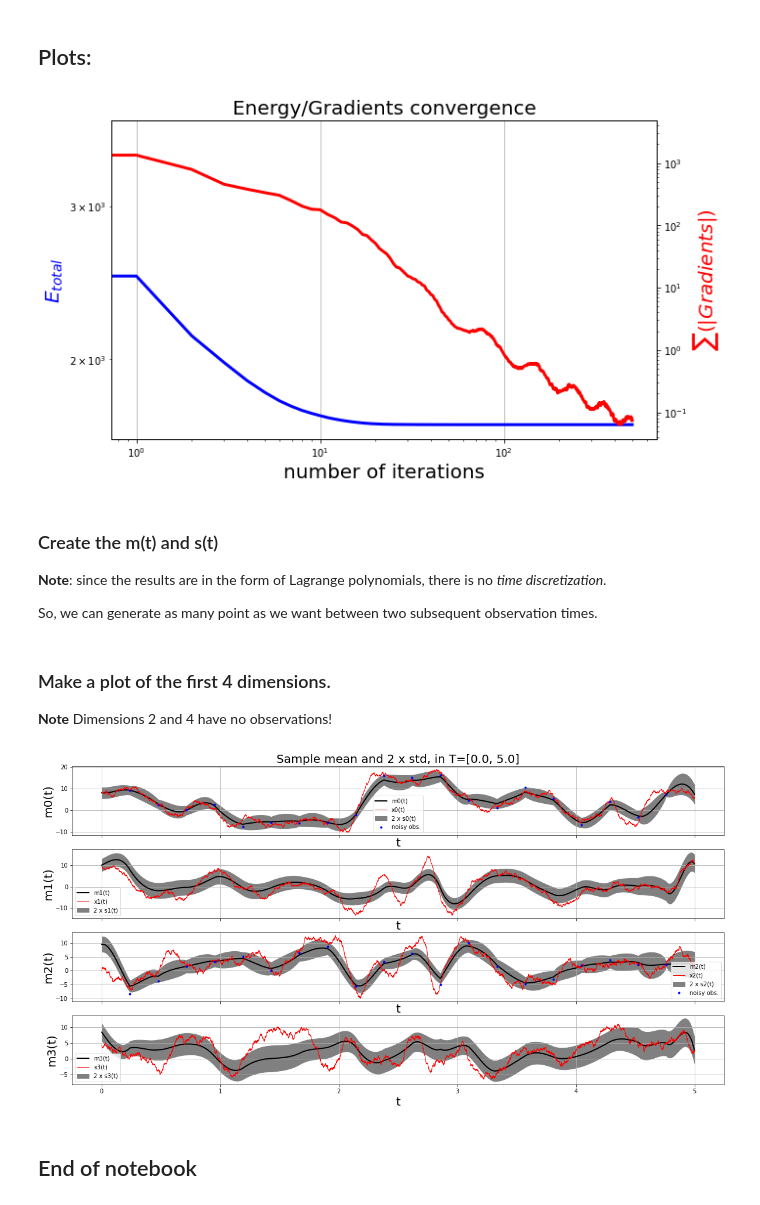
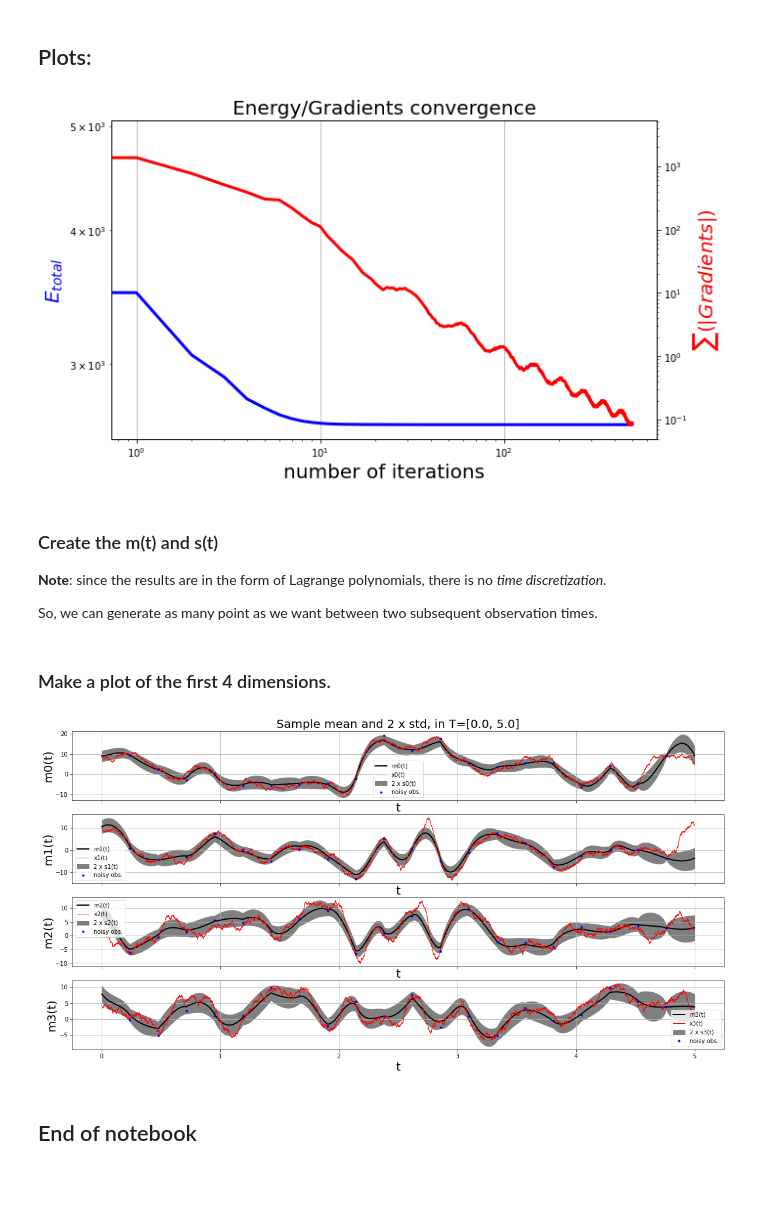
Before and after one commit to vrettasm/MeanFieldVarGP, a Jupyter notebook: examples/example_L96.ipynb, the cells around one changed output. Cells and saved outputs as stored; diff of their text form; code cells hidden in the pictures.

```diff
--- a/examples/example_L96.ipynb
+++ b/examples/example_L96.ipynb
@@ -48,12 +48,8 @@ L96.make_trajectory(t0, tf, dt)
 # Observation density.
 nobs_per_time_unit = 4
 
-# Here we can define sparse observation (in space dimensions)!
-# We "observe" every other dimension (50% of the true states).
-h_mask = [True if np.mod(i, 2)==0 else False for i in range(D)]
-
 # Collect the (noise free) observations.
-obs_idk, obs_val = L96.collect_obs(nobs_per_time_unit, h_mask)
+obs_idk, obs_val = L96.collect_obs(nobs_per_time_unit)
 
 # Number of observations.
 num_M, dim_o = obs_val.shape
@@ -114,25 +110,8 @@ j = 0
 # Create the initial sample path (t=0) using
 # cubic B-splines at the noisy observations.
 for i in range(D):
-
-    # If we have an observation at the i-th
-    # dimension we use it to interpolate cubic splines.
-    if h_mask[i]:
-
-        B_spline_cubic = splrep(spl_timex, spl_value[:, j], k=3)
-
-        yy = splev(L96.tk, B_spline_cubic)
-
-        j += 1
-    else:
-
-        # If not, we use a smoother.
-        yy = savgol_filter(L96.sample_path[:, i], 51, 3)
-    # _end_if_
-
-    # Append the initialization for dimension 'i'.
-    x0.append(yy)
-
+    B_spline_cubic = splrep(spl_timex, spl_value[:, i], k=3)
+    x0.append(splev(L96.tk, B_spline_cubic))
 # _end_for_
 
 # Convert to numpy array.
@@ -210,7 +189,7 @@ mu0 = 10.0 * np.ones(D)
 tau0 = 4.0 * np.ones(D)
 
 # Create a FreeEnergy object.
-free_energy = FreeEnergy(L96, mu0, tau0, obs_idk*dt, obs_val, obs_noise, h_mask, n_jobs=8)
+free_energy = FreeEnergy(L96, mu0, tau0, obs_idk*dt, obs_val, obs_noise, n_jobs=8)
 # %% [markdown]
 ## Free energy minimization.
 
@@ -221,5 +200,5 @@ at **least once** to make sure that the analytic gradients that we have computed
 # Run the optimization.
 opt_res = free_energy.find_minimum(np.concatenate((mp_t0.flatten(order='C'),
                                                    sp_t0.flatten(order='C')), axis=0),
-                                   maxiter=500, check_gradients=False, verbose=True)
+                                   maxiter=500, check_gradients=True, verbose=True)
 # %% [output]
@@ -272,7 +253,7 @@ ax2.set_ylabel("$\sum (|Gradients|) $", color='r', fontsize=20)
 # Plot the grid.
 ax1.grid(True)
 # %% [output]
-[figure, old version]
+[figure, new version]
 # %% [markdown]
 ### Create the m(t) and s(t)
 
@@ -355,8 +336,6 @@ mt = np.array(mt).T
 st = np.array(st).T
 # %% [markdown]
 ### Make a plot of the first 4 dimensions.
-
-**Note** Dimensions 2 and 4 have no observations!
 # %%
 # Create four subplots and unpack the output array.
 _, (ax1, ax2, ax3, ax4) = plt.subplots(4, 1, sharex=True, figsize=(20, 10))
@@ -368,36 +347,34 @@ for i, ax_i in enumerate([ax1, ax2, ax3, ax4]):
     ax_i.plot(tt, mt[i], 'k-', label=f"m{i}(t)", linewidth=2)
 
     # Plot the real sample path.
     ax_i.plot(L96.tk, L96.xt[:, i], 'r', label=f"x{i}(t)", linewidth=1)
 
     # Plot the 2 x std (filled envelope).
     ax_i.fill_between(tt,
                       mt[i] - 2.0*np.sqrt(st[i]),
                       mt[i] + 2.0*np.sqrt(st[i]),
                       label=f"2 x s{i}(t)", color="gray")
 
     # Noisy observations (if they are available).
-    if h_mask[i]:
-        ax_i.plot(obs_idk*dt, obs_val[:, i//2], 'bo', markersize=3, label="noisy obs.")
-    # _end_if_
+    ax_i.plot(obs_idk*dt, obs_val[:, i], 'bo', markersize=3, label="noisy obs.")
 
     # Plot the x/y labels.
     ax_i.set_xlabel('t', fontsize=20)
     ax_i.set_ylabel(f"m{i}(t)", fontsize=20)
 
     # Set the title only to the first plot.
     if i == 0:
         ax_i.set_title(f"Sample mean and 2 x std, in T=[{t0}, {tf}]", fontsize=20)
     # _end_if_
 
     # Plot the grid.
     ax_i.grid(True)
 
     # Set the legend.
     ax_i.legend(loc= "best")
 
 # _end_for
 # %% [output]
-[figure, old version]
+[figure, new version]
 # %% [markdown]
 ## End of notebook
```
Also changed, not shown: parts of 2 cells of this notebook, 3 other files.
